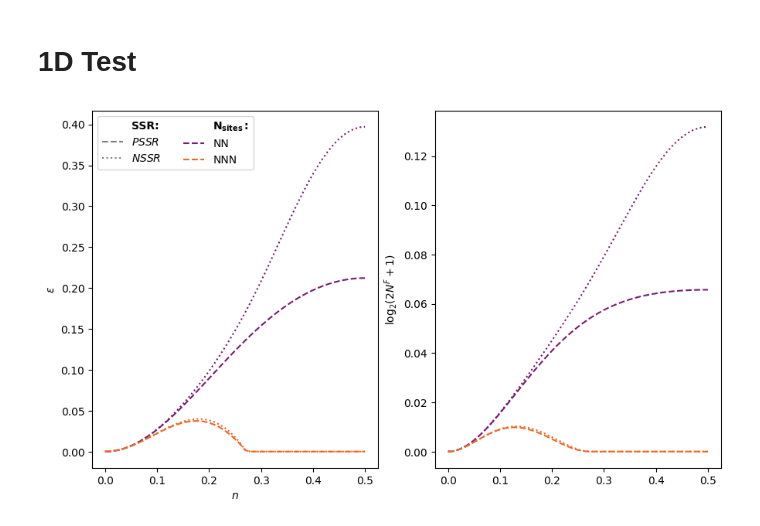
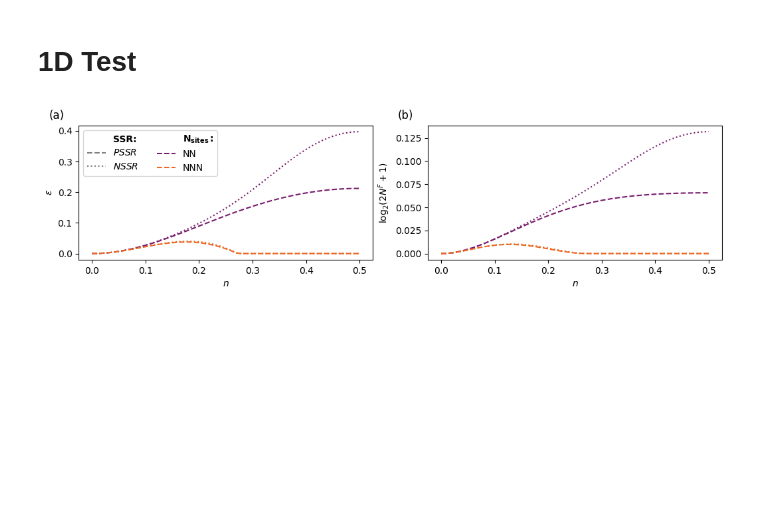
Before and after one commit to beddalumia/ThermalSSRproject, a Jupyter notebook: Generate_plots.ipynb, the cells around one changed output. Drawn from its saved outputs; the diff is of its cells as text; code cells hidden in the pictures; blank space fills up the shorter version.

Commit message:
Fixed plotting script

```diff
--- a/Generate_plots.ipynb
+++ b/Generate_plots.ipynb
@@ -748,7 +748,7 @@ indices = [0,1]
 lables = [r"NN",r"NNN"]
 colors = generate_colors(len(indices),"inferno")
 
-fig, ax = plt.subplots(1,2,figsize=(10.5, 6))
+fig, ax = plt.subplots(1,2,figsize=(10.5, 3))
 
 for i in indices:
 
@@ -759,31 +759,51 @@ for i in indices:
 
     ax[0].plot(fillings,PPT_nSSR,linestyle="--",color=colors[i], label = {lables[i]})
     ax[0].plot(fillings,PPT_pSSR,linestyle=":",color=colors[i])
 
     ax[1].plot(fillings,REE_nSSR,linestyle="--",color=colors[i])
     ax[1].plot(fillings,REE_pSSR,linestyle=":",color=colors[i])
 
 handles, labels = ax[0].get_legend_handles_labels()
 dummy2 = Line2D([], [], linestyle='--', color='grey')
 dummy3 = Line2D([], [], linestyle=':', color='grey')
 dummy4 = Line2D([], [], linestyle='-', color='white', alpha = 0)
 dummy5 = Line2D([], [], linestyle='-', color='white', alpha = 0)
 handles.insert(0,dummy4)
 handles.insert(0,dummy3)
 handles.insert(0,dummy2)
 handles.insert(0,dummy5)
 labels.insert(0,"$\mathbf{N_{{sites}}:}$")
 labels.insert(0,"$NSSR$")
 labels.insert(0,"$PSSR$")
 labels.insert(0,"SSR:")
 
 ax[0].set_xlabel(r"$n$")
+ax[1].set_xlabel(r"$n$")
 ax[1].set_ylabel(r"$\log_2\!\left(2N^F+1\right)$")
 ax[0].set_ylabel(r"$\varepsilon$")
 leg = ax[0].legend(handles, labels, ncol=2)
 leg.get_texts()[0].set_fontweight('bold')
 leg.get_texts()[3].set_fontweight('bold')
 
+labels = [r"(a)", r"(b)", r"(c)", r"(d)", r"(e)", r"(f)", r"(g)"]
+ax[0].text(
+    -0.05, 1.03, labels[0],
+    transform=ax[0].transAxes,
+    fontsize=12,
+    #fontweight="bold",
+    va="bottom",
+    ha="right"
+)
+ax[1].text(
+    -0.05, 1.03, labels[1],
+    transform=ax[1].transAxes,
+    fontsize=12,
+    #fontweight="bold",
+    va="bottom",
+    ha="right"
+)
+
+fig.tight_layout()
 fig.savefig("pic/1D_GroundState_noninteracting_new.pdf")
 # %% [output]
-[figure, old version]
+[figure, new version]
```
Also changed, not shown: parts of 4 cells of this notebook.
